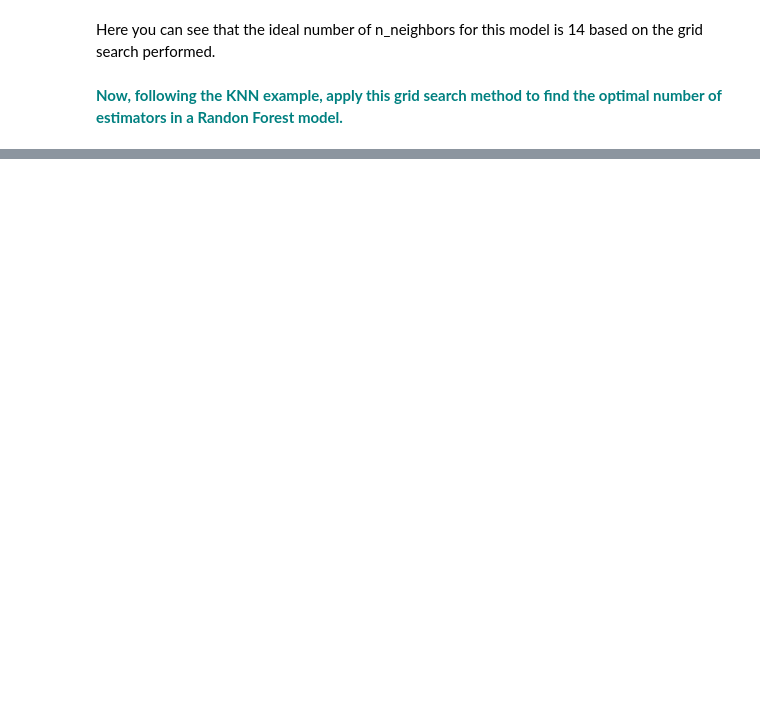
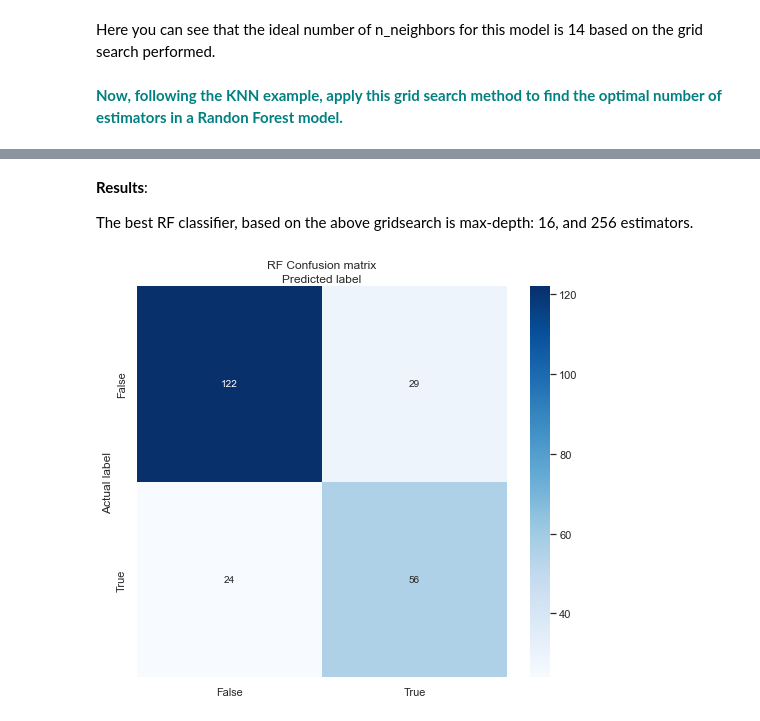
Before and after one commit to Kevin-Kwasnik/case-study--knn-gridsearch, a Jupyter notebook: GridSearchKNN_Case_Study.ipynb, the cells around one changed output, grey strips where cells are left out. Saved outputs shown, nothing was run; the diff lists cells and outputs as text; code cells hidden in the pictures; blank space fills up the shorter version.

```diff
--- a/GridSearchKNN_Case_Study.ipynb
+++ b/GridSearchKNN_Case_Study.ipynb
@@ -236,3 +294,19 @@ Here you can see that the ideal number of n_neighbors for this model is 14 based
 # %% [markdown]
 **<font color='teal'> Now, following the KNN example, apply this grid search method to find the optimal number of estimators in a Randon Forest model.
 </font>**
+# %%
+from sklearn.ensemble import RandomForestClassifier
+# Define Parameters
+max_depth=[2, 8, 16]
+n_estimators = [64, 128, 256]
+param_grid = dict(max_depth=max_depth, n_estimators=n_estimators)
+
+# Build the grid search
+dfrst = RandomForestClassifier(n_estimators=n_estimators, max_depth=max_depth)
+grid = GridSearchCV(estimator=dfrst, param_grid=param_grid, cv = 5)
+grid_results = grid.fit(X_train, y_train)
+
+# Summarize the results in a readable format
+print("Best: {0}, using {1}".format(grid_results.cv_results_['mean_test_score'], grid_results.best_params_))
+results_df = pd.DataFrame(grid_results.cv_results_)
+results_df
@@ -238,0 +326,28 @@ Here you can see that the ideal number of n_neighbors for this model is 14 based
+# %% [markdown]
+**Results**:
+
+The best RF classifier, based on the above gridsearch is max-depth: 16, and 256 estimators.
+# %%
+# Extract the best decision forest
+best_clf = grid_results.best_estimator_
+y_pred = best_clf.predict(X_test)
+
+# Create a confusion matrix
+cnf_matrix = confusion_matrix(y_test, y_pred)
+
+# Create heatmap from the confusion matrix
+%matplotlib inline
+class_names=[False, True] # name  of classes
+fig, ax = plt.subplots(figsize=(7, 6))
+sns.heatmap(pd.DataFrame(cnf_matrix), annot=True, cmap="Blues", fmt='g')
+ax.xaxis.set_label_position("top")
+plt.tight_layout()
+plt.title('RF Confusion matrix')
+plt.ylabel('Actual label')
+plt.xlabel('Predicted label')
+tick_marks = [0.5, 1.5]
+plt.xticks(tick_marks, class_names)
+plt.yticks(tick_marks, class_names)
+plt.show()
+# %% [output]
+[figure, added]
```
Also changed, not shown: parts of 14 cells of this notebook.
